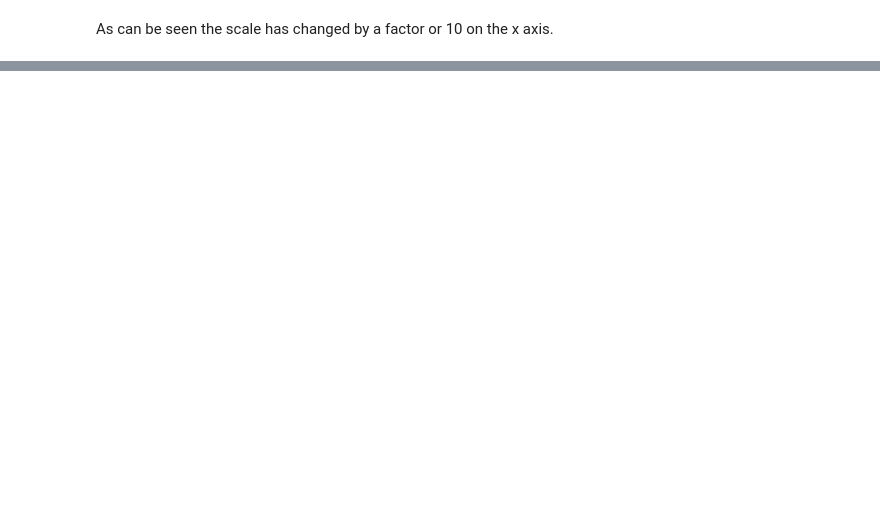
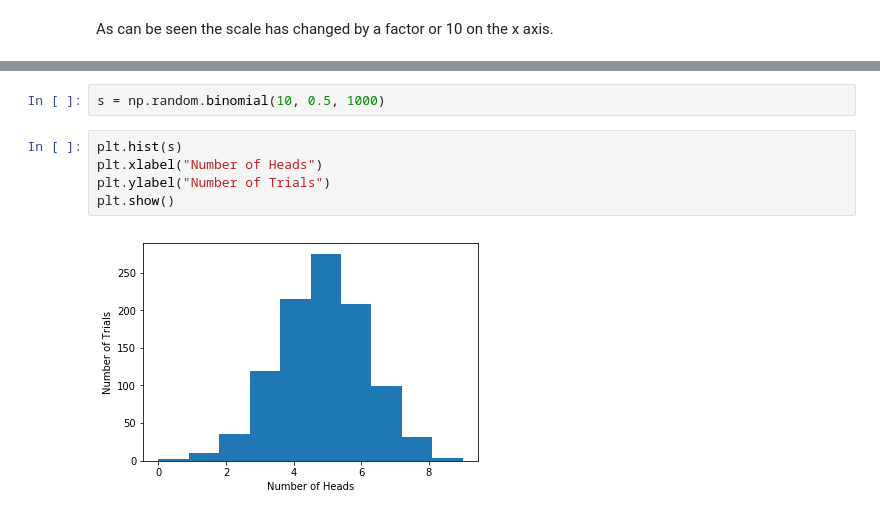
Before and after one commit to shanecanny1/Assignment-1, a Jupyter notebook: Programming for Data Assignment 1 Jupyter NoteBook.ipynb, the cells around one changed output, grey strips where cells are left out. Saved outputs shown, nothing was run; the diff lists cells and outputs as text; blank space fills up the shorter version.

Commit message:
Adding Binomial Distribution Analysis

```diff
--- a/Programming for Data Assignment 1 Jupyter NoteBook.ipynb
+++ b/Programming for Data Assignment 1 Jupyter NoteBook.ipynb
@@ -373,0 +397,9 @@ As can be seen the scale has changed by a factor or 10 on the x axis.
+# %%
+s = np.random.binomial(10, 0.5, 1000)
+# %%
+plt.hist(s)
+plt.xlabel("Number of Heads")
+plt.ylabel("Number of Trials")
+plt.show()
+# %% [output]
+[figure, added]
```
Also changed, not shown: parts of 30 cells of this notebook.
